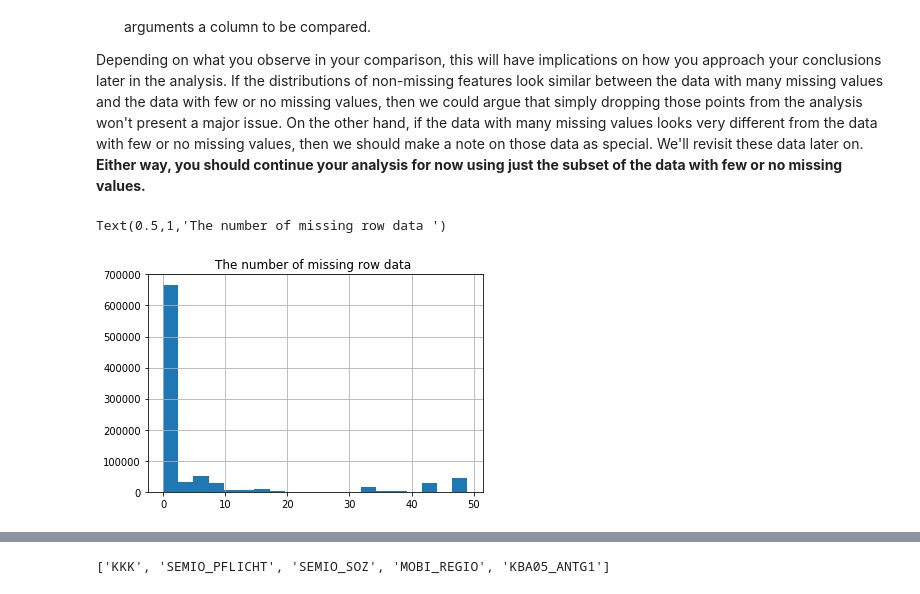
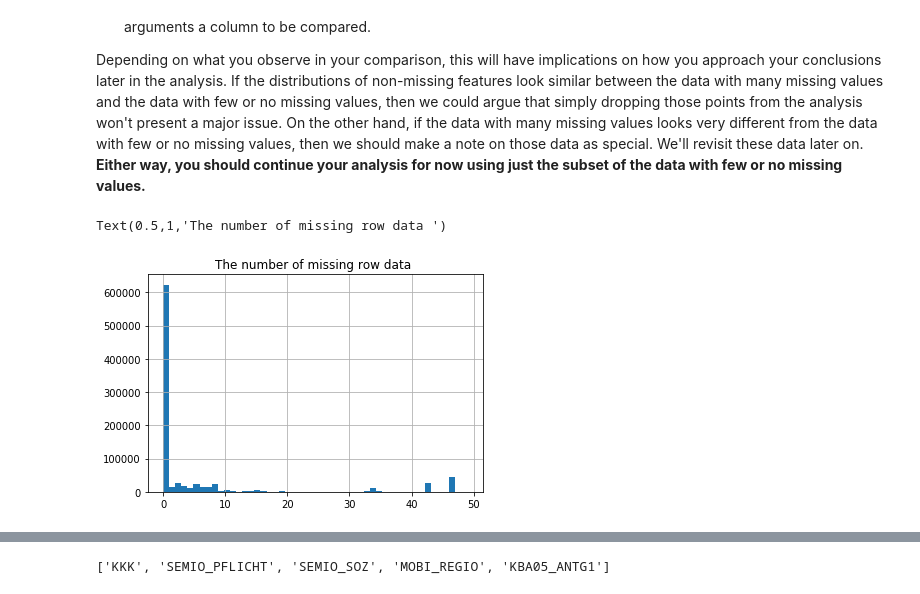
Before and after one commit to cuong-mai/customer-segments-unsupervised-learning, a Jupyter notebook: Identify_Customer_Segments.ipynb, the cells around one changed output, grey strips where cells are left out. Cells and saved outputs as stored; diff of their text form; code cells hidden in the pictures.

```diff
--- a/Identify_Customer_Segments.ipynb
+++ b/Identify_Customer_Segments.ipynb
@@ -220,11 +221,11 @@ Depending on what you observe in your comparison, this will have implications on
 # %%
 # How much data is missing in each row of the dataset?
 missing_row_stats = azdias.isnull().sum(axis=1)
-missing_row_stats.hist(bins = 20)
+missing_row_stats.hist(bins=50)
 plt.title("The number of missing row data " )
 # %% [output]
 Text(0.5,1,'The number of missing row data ')
-[figure, old version]
+[figure, new version]
 # %%
 # Write code to divide the data into two subsets based on the number of missing
 # values in each row.
```
Also changed, not shown: parts of 41 cells of this notebook, 1 other file.
